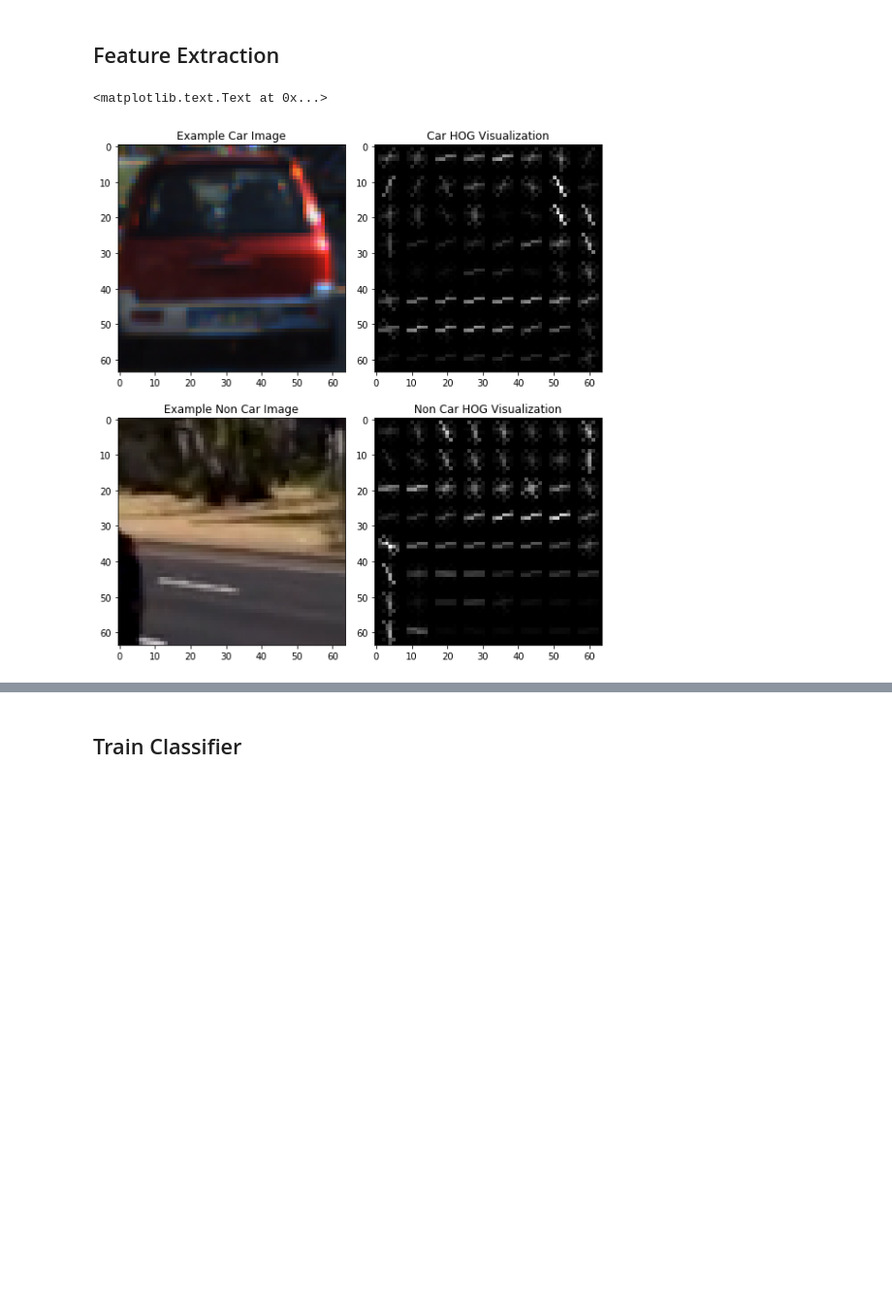
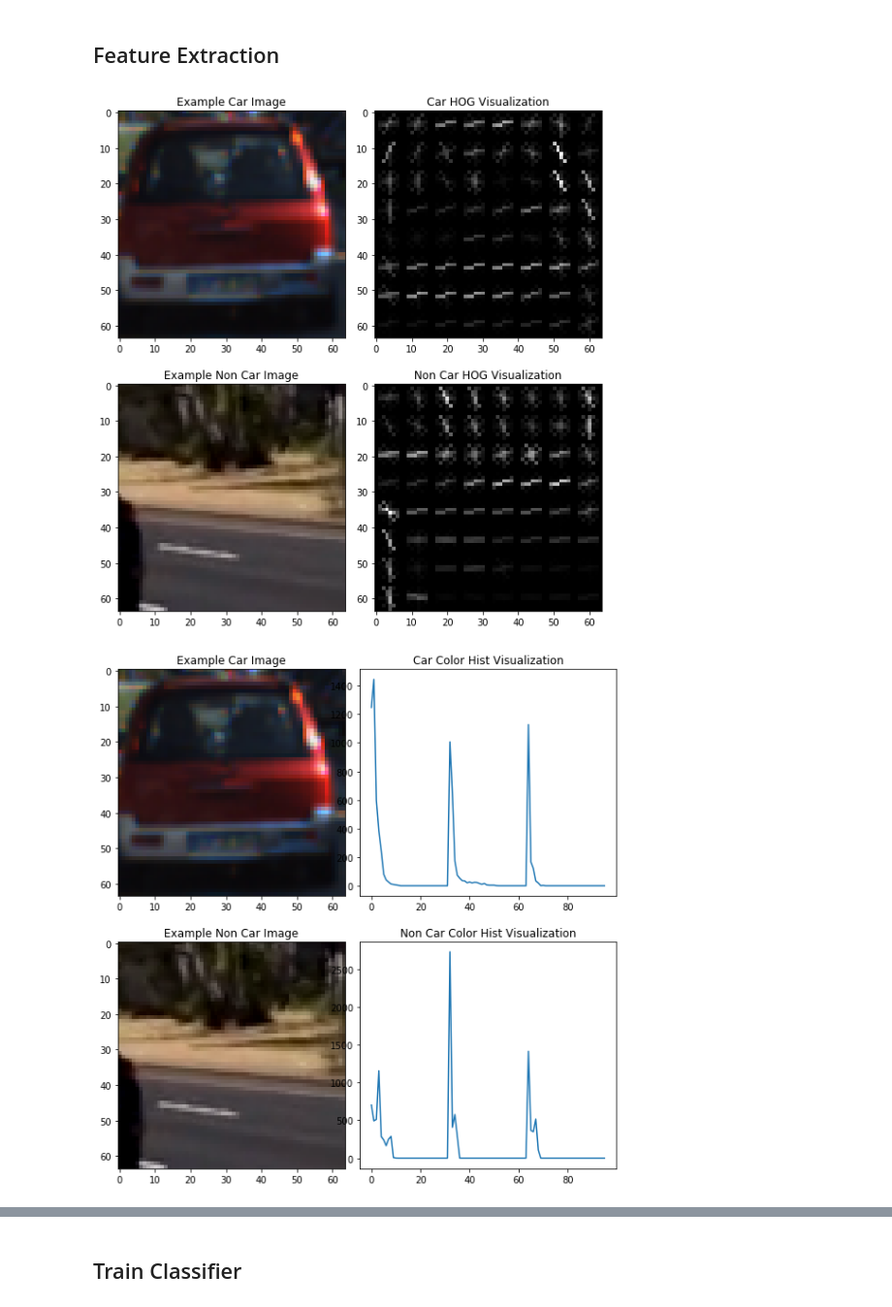
Before and after one commit to chenglulu1127/CarND-Vehicle-Detection, a Jupyter notebook: Code.ipynb, the cells around one changed output, grey strips where cells are left out. Shown at 97% size. Cells and saved outputs as stored; diff of their text form; code cells hidden in the pictures; blank space fills up the shorter version.

```diff
--- a/Code.ipynb
+++ b/Code.ipynb
@@ -76,14 +76,14 @@ def color_hist(img, nbins=32):
 # Plot the examples
 car_image = mpimg.imread(car_images[10])
 noncar_image = mpimg.imread(noncar_images[0])
-car_gray = cv2.cvtColor(car_image, cv2.COLOR_RGB2GRAY)
-noncar_gray = cv2.cvtColor(noncar_image, cv2.COLOR_RGB2GRAY)
+car_conv = cv2.cvtColor(car_image, cv2.COLOR_RGB2LUV)
+noncar_conv = cv2.cvtColor(noncar_image, cv2.COLOR_RGB2LUV)
 
 # Call our function with vis=True to see an image output
-_, car_hog_image = get_hog_features(car_gray, orient= 9,
+_, car_hog_image = get_hog_features(car_conv[:,:,0], orient= 9,
                                     pix_per_cell= 8, cell_per_block= 2,
                                     vis=True, feature_vec=False)
-_, noncar_hog_image = get_hog_features(noncar_gray, orient= 9,
+_, noncar_hog_image = get_hog_features(noncar_conv[:,:,0], orient= 9,
                                        pix_per_cell= 8, cell_per_block= 2,
                                        vis=True, feature_vec=False)
 
@@ -98,6 +98,25 @@ axs[2].imshow(noncar_image, cmap='gray')
 axs[2].set_title('Example Non Car Image')
 axs[3].imshow(noncar_hog_image, cmap='gray')
 axs[3].set_title('Non Car HOG Visualization')
+fig.savefig('output_images/hog_features_vis.png',bbox_inches='tight')
 # %% [output]
-<matplotlib.text.Text at 0x...>
 [figure]
+# %%
+fig, axs = plt.subplots(2,2, figsize=(10, 10))
+fig.subplots_adjust(hspace = .2, wspace=.001)
+axs = axs.ravel()
+car_image = mpimg.imread(car_images[10])
+noncar_image = mpimg.imread(noncar_images[0])
+car_image_conv = cv2.cvtColor(car_image, cv2.COLOR_RGB2LUV)
+noncar_image_conv = cv2.cvtColor(noncar_image, cv2.COLOR_RGB2LUV)
+axs[0].imshow(car_image)
+axs[0].set_title('Example Car Image')
+axs[1].plot(color_hist(car_image_conv))
+axs[1].set_title('Car Color Hist Visualization')
+axs[2].imshow(noncar_image)
+axs[2].set_title('Example Non Car Image')
+axs[3].plot(color_hist(noncar_image_conv))
+axs[3].set_title('Non Car Color Hist Visualization')
+fig.savefig('output_images/color_hist_features_vis.png',bbox_inches='tight')
+# %% [output]
+[figure, added]
```
Also changed, not shown: parts of 15 cells of this notebook, 9 other files.
